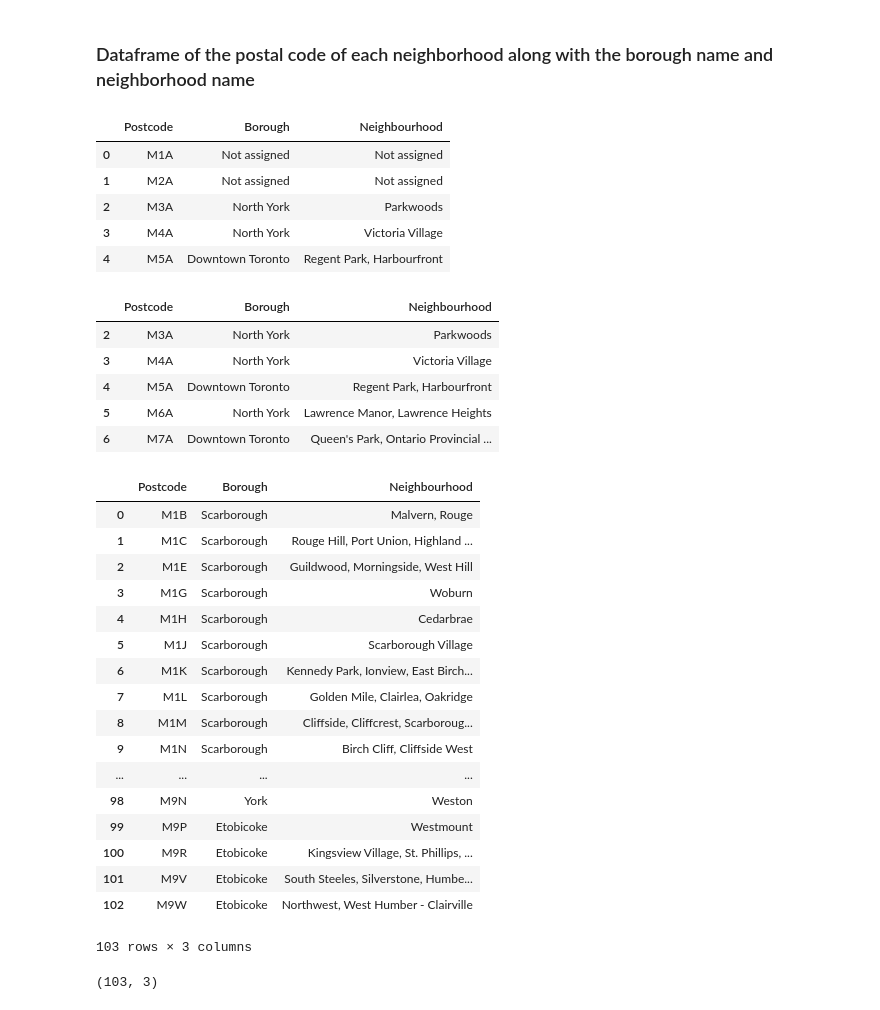
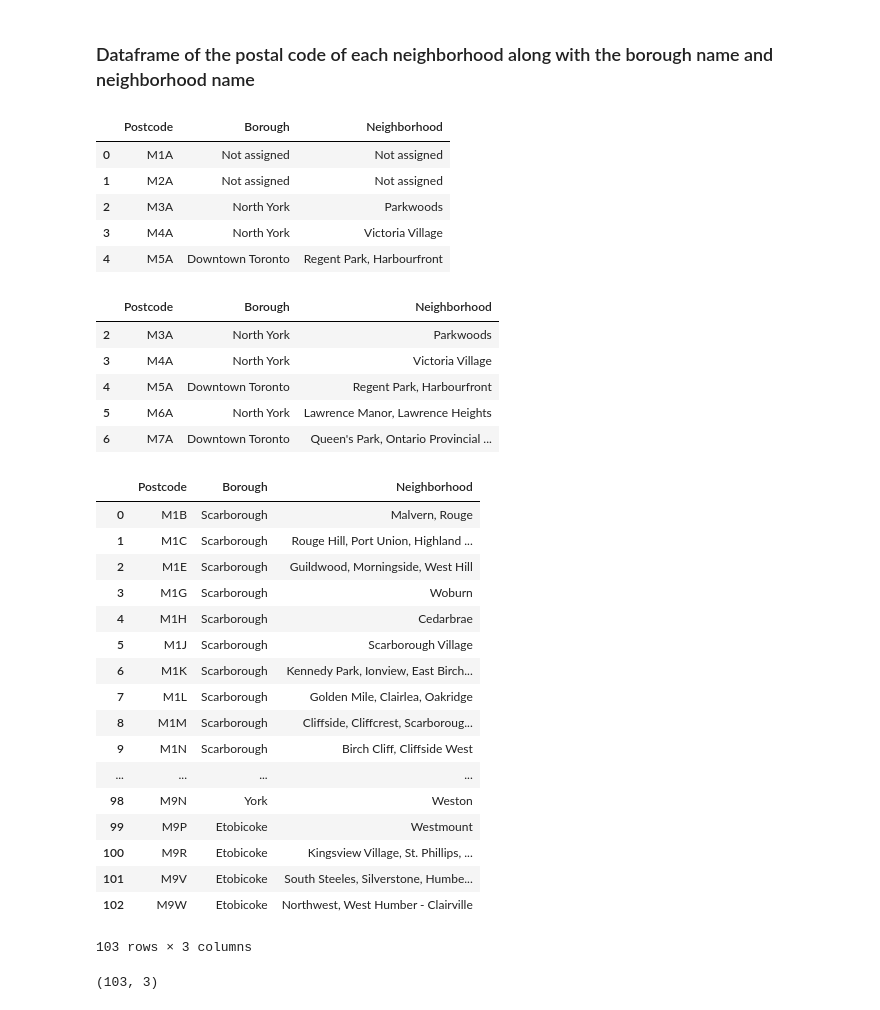
Before and after one commit to dssgora/Coursera_Capstone, a Jupyter notebook: Capstone: Neighborhoods in Toronto.ipynb, the cells around one changed output. Saved outputs shown, nothing was run; the diff lists cells and outputs as text; code cells hidden in the pictures.

```diff
--- a/Capstone: Neighborhoods in Toronto.ipynb
+++ b/Capstone: Neighborhoods in Toronto.ipynb
@@ -12,27 +12,27 @@ import requests
 # %%
 # Get Data
 wikipage = "https://en.wikipedia.org/wiki/List_of_postal_codes_of_Canada:_M"
 result = requests.get(wikipage)
 
 # Upon successful download parse the data into a BeautifulSoup object
 if result.status_code == 200:
     soup = BeautifulSoup(result.content, "html.parser")
 
-# Find the object with HTML class wikitable sortable
+
 table = soup.find('table',{'class':'wikitable sortable'})
 
 # loop through all the rows and pull the text
 new_table = []
 for row in table.find_all('tr')[1:]:
     column_marker = 0
     columns = row.find_all('td')
     new_table.append([column.get_text().strip() for column in columns])
 
 # Load data into a dataframe
-df = pd.DataFrame(new_table, columns=['Postcode', 'Borough', 'Neighbourhood'])
+df = pd.DataFrame(new_table, columns=['Postcode', 'Borough', 'Neighborhood'])
 df.head()
 # %% [output]
-|  | Postcode | Borough | Neighbourhood |
+|  | Postcode | Borough | Neighborhood |
 | 0 | M1A | Not assigned | Not assigned |
 | 1 | M2A | Not assigned | Not assigned |
 | 2 | M3A | North York | Parkwoods |
@@ -43,7 +43,7 @@ df.head()
 df1=df[df['Borough']!='Not assigned']
 df1.head()
 # %% [output]
-|  | Postcode | Borough | Neighbourhood |
+|  | Postcode | Borough | Neighborhood |
 | 2 | M3A | North York | Parkwoods |
 | 3 | M4A | North York | Victoria Village |
 | 4 | M5A | Downtown Toronto | Regent Park, Harbourfront |
@@ -52,11 +52,11 @@ df1.head()
 # %%
 #If a cell has a borough but a Not assigned neighborhood, then the neighborhood will be the same as the borough
 df2 = df1.groupby(['Postcode','Borough'], as_index=False).agg(lambda x: ','.join(x))
-find_na = df2['Neighbourhood'] == "Not assigned"
-df2.loc[find_na, 'Neighbourhood'] = df2.loc[find_na, 'Borough']
+find_na = df2['Neighborhood'] == "Not assigned"
+df2.loc[find_na, 'Neighborhood'] = df2.loc[find_na, 'Borough']
 df2
 # %% [output]
-|  | Postcode | Borough | Neighbourhood |
+|  | Postcode | Borough | Neighborhood |
 | 0 | M1B | Scarborough | Malvern, Rouge |
 | 1 | M1C | Scarborough | Rouge Hill, Port Union, Highland ... |
 | 2 | M1E | Scarborough | Guildwood, Morningside, West Hill |
```
Also changed, not shown: parts of 18 cells of this notebook.
